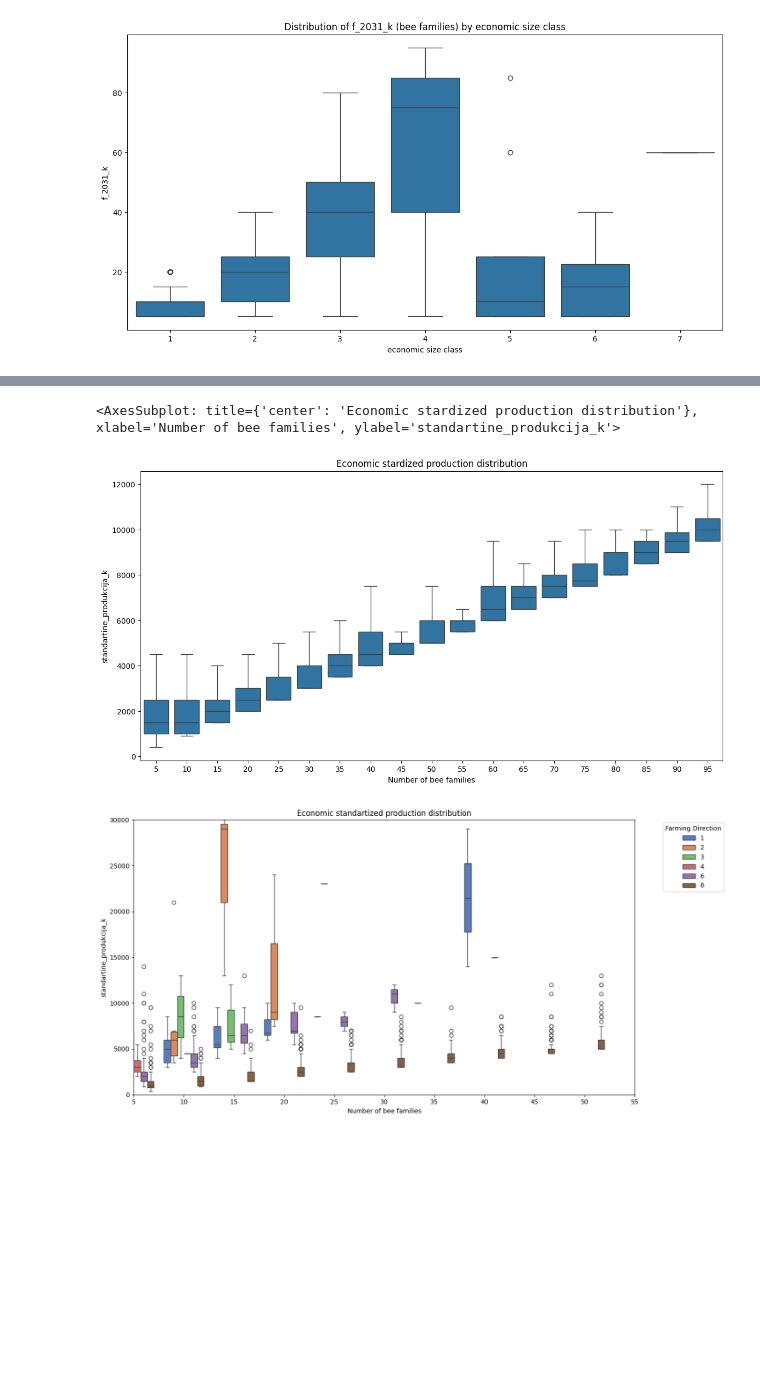
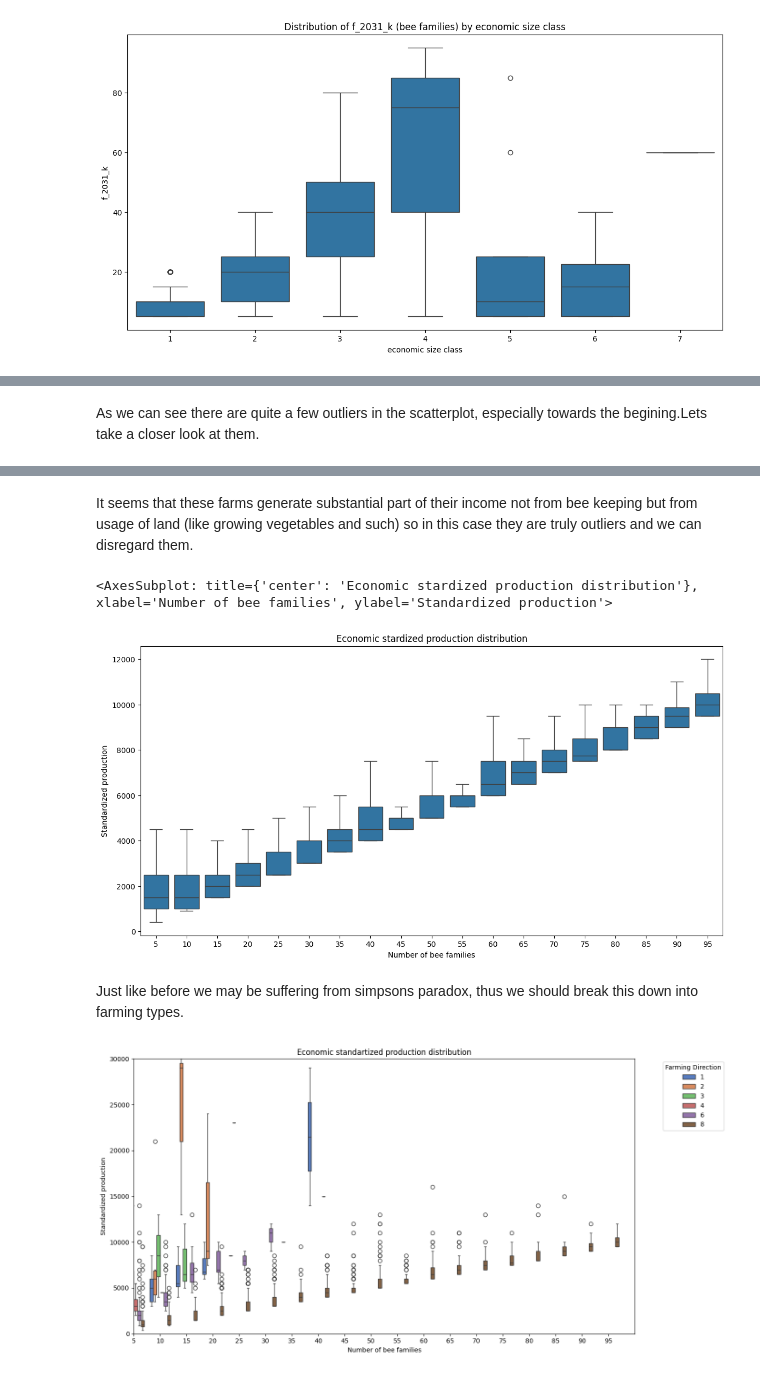
Before and after one commit to plerixus/Lithuanian_agriculture_analysis_2020, a Jupyter notebook: notebooks/Beekeeping_for_small_farms.ipynb, the cells around one changed output, grey strips where cells are left out. Saved outputs shown, nothing was run; the diff lists cells and outputs as text; code cells hidden in the pictures; blank space fills up the shorter version.

```diff
--- a/notebooks/Beekeeping_for_small_farms.ipynb
+++ b/notebooks/Beekeeping_for_small_farms.ipynb
@@ -49,8 +44,6 @@ farm_df.shape
 # %%
-#filtering df to only keep those that actually keep bees and limiting economic class since there are few farms that actually fit the category and it would scew the data
-#Also limitig land size since we are interested in smaller farms
 df_filtered = farm_df[
-    (farm_df['f_116_k'] <= 10) & (farm_df['ekonominio_dydzio_klase'] < 11)
+    (farm_df['f_116_k'] <= 10) & (farm_df['ekonominio_dydzio_klase'] < 8)
 ].copy()
 cor_matrix = df_filtered.corr(numeric_only=True)
 plt.figure(figsize=(14,7))
@@ -83,3 +98,5 @@ plt.show()
+# %% [markdown]
+As we can see there are quite a few outliers in the scatterplot, especially towards the begining.Lets take a closer look at them.
 # %%
 df_filtered[(df_filtered['standartine_produkcija_k']>=25000)]
 # %% [output]
@@ -94,10 +111,13 @@ df_filtered[(df_filtered['standartine_produkcija_k']>=25000)]
 | 127355 | 0 | 7 | 0 | 7 | 0 | 1 | 0 | 4 | 0 | 3 | 0 | ... |
 | 130814 | 0 | 10 | 0 | 10 | 0 | 0 | 0 | 10 | 0 | 0 | 0 | ... |
 | 131104 | 0 | 2 | 0 | 3 | 0 | 0 | 0 | 2 | 0 | 0 | 0 | ... |
+# %% [markdown]
+It seems that these farms generate substantial part of their income not from bee keeping but from usage of land (like growing vegetables and such) so in this case they are truly outliers and we can disregard them.
 # %%
 plt.figure(figsize=(14, 7))
 plt.title("Economic stardized production distribution")
 plt.xlabel("Number of bee families")
+plt.ylabel("Standardized production")
 sns.boxplot(
     x='f_2031_k',
     y='standartine_produkcija_k',
@@ -105,24 +125,27 @@ sns.boxplot(
     data=df_filtered
 )
 # %% [output]
-<AxesSubplot: title={'center': 'Economic stardized production distribution'}, xlabel='Number of bee families', ylabel='standartine_produkcija_k'>
+<AxesSubplot: title={'center': 'Economic stardized production distribution'}, xlabel='Number of bee families', ylabel='Standardized production'>
 [figure]
+# %% [markdown]
+Just like before we may be suffering from simpsons paradox, thus we should break this down into farming types.
 # %%
 plt.figure(figsize=(14, 7))
 plt.title("Economic standartized production distribution")
 plt.xlabel("Number of bee families")
+plt.ylabel("Standardized production")
 sns.boxplot(
     x='f_2031_k',
     y='standartine_produkcija_k',
     hue='ukininkavimo_kryptis',
     palette=sns.color_palette("muted"),
     showfliers=True,
     data=df_filtered
 )
-plt.xlim(0, 10)  # Adjust to your desired x-axis range
+plt.xlim(0, 19)
 plt.ylim(0, 30000)
 plt.legend(title="Farming Direction", bbox_to_anchor=(1.05, 1), loc='upper left')
 plt.tight_layout()
 plt.show()
 # %% [output]
-[figure, old version]
+[figure, new version]
```
Also changed, not shown: parts of 13 cells of this notebook.
